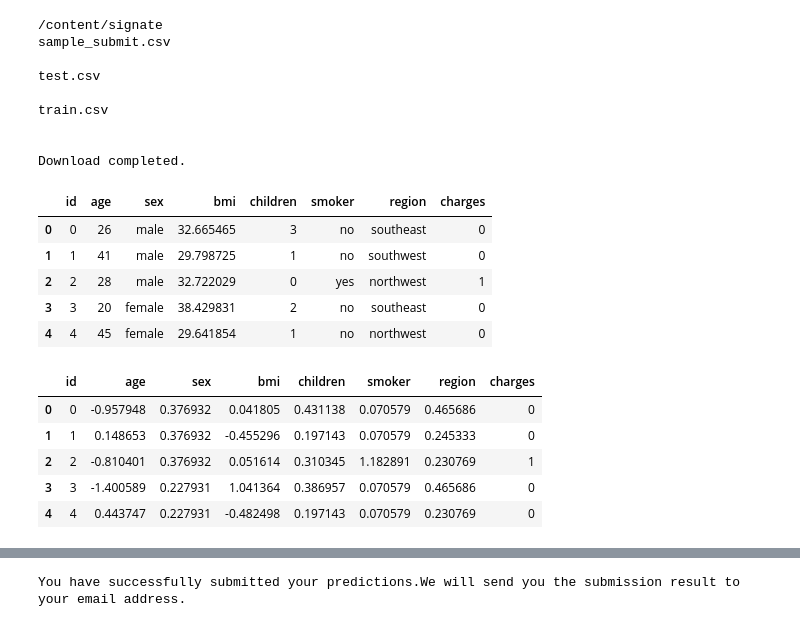
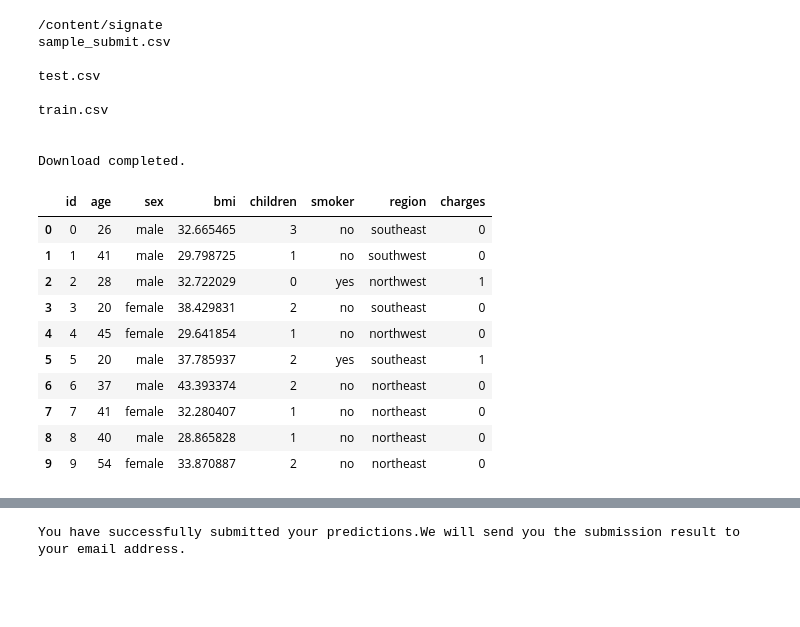
Before and after one commit to vsunday/gcolab, a Jupyter notebook: comp_11.ipynb, the cells around one changed output, grey strips where cells are left out. Cells and saved outputs as stored; diff of their text form; code cells hidden in the pictures; blank space fills up the shorter version.

```diff
--- a/comp_11.ipynb
+++ b/comp_11.ipynb
@@ -60,31 +59,14 @@ test = pd.read_csv("test.csv")
 # %%
-train.head()
+train.head(10)
 # %% [output]
 |  | id | age | sex | bmi | children | smoker | region | charges |
 | 0 | 0 | 26 | male | 32.665465 | 3 | no | southeast | 0 |
 | 1 | 1 | 41 | male | 29.798725 | 1 | no | southwest | 0 |
 | 2 | 2 | 28 | male | 32.722029 | 0 | yes | northwest | 1 |
 | 3 | 3 | 20 | female | 38.429831 | 2 | no | southeast | 0 |
 | 4 | 4 | 45 | female | 29.641854 | 1 | no | northwest | 0 |
+| 5 | 5 | 20 | male | 37.785937 | 2 | yes | southeast | 1 |
+| 6 | 6 | 37 | male | 43.393374 | 2 | no | northeast | 0 |
+| 7 | 7 | 41 | female | 32.280407 | 1 | no | northeast | 0 |
+| 8 | 8 | 40 | male | 28.865828 | 1 | no | northeast | 0 |
+| 9 | 9 | 54 | female | 33.870887 | 2 | no | northeast | 0 |
-# %%
-def feature_engineering(data, df):
-  result = data.copy(deep=True)
-  # applying mean encoding to categorical features
-  for c in ['sex', 'children', 'smoker', 'region']:
-    result[c] = result[c].map(df.groupby(c).mean()['charges'].to_dict())
-
-  # normalize numeric features
-  for c in ['age', 'bmi']:
-    result[c] = (df[c] - df[c].mean()) / df[c].std()
-
-  return result
-
-train_engd = feature_engineering(train, train)
-train_engd.head()
-# %% [output]
-|  | id | age | sex | bmi | children | smoker | region | charges |
-| 0 | 0 | -0.957948 | 0.376932 | 0.041805 | 0.431138 | 0.070579 | 0.465686 | 0 |
-| 1 | 1 | 0.148653 | 0.376932 | -0.455296 | 0.197143 | 0.070579 | 0.245333 | 0 |
-| 2 | 2 | -0.810401 | 0.376932 | 0.051614 | 0.310345 | 1.182891 | 0.230769 | 1 |
-| 3 | 3 | -1.400589 | 0.227931 | 1.041364 | 0.386957 | 0.070579 | 0.465686 | 0 |
-| 4 | 4 | 0.443747 | 0.227931 | -0.482498 | 0.197143 | 0.070579 | 0.230769 | 0 |
```
Also changed, not shown: parts of 15 cells of this notebook.
